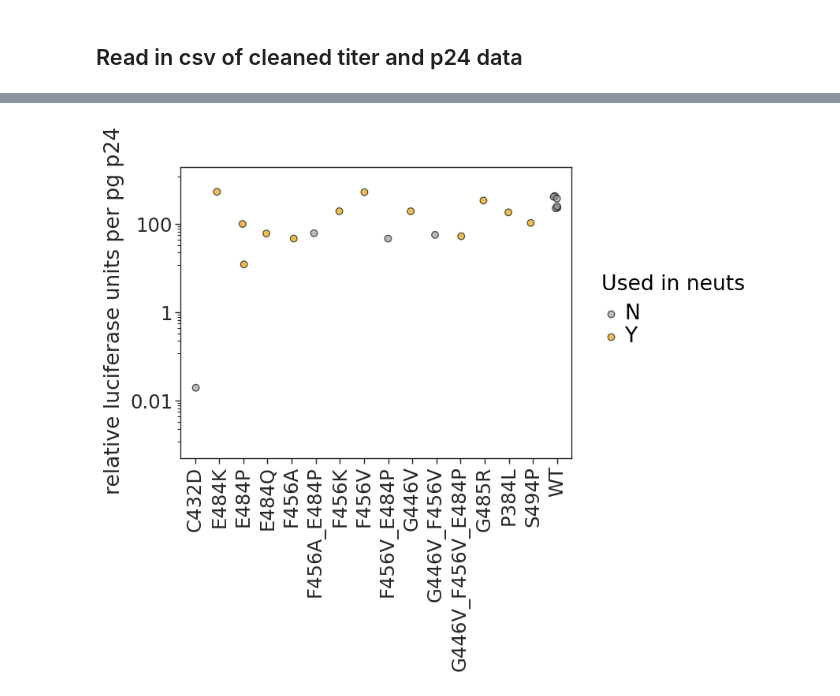
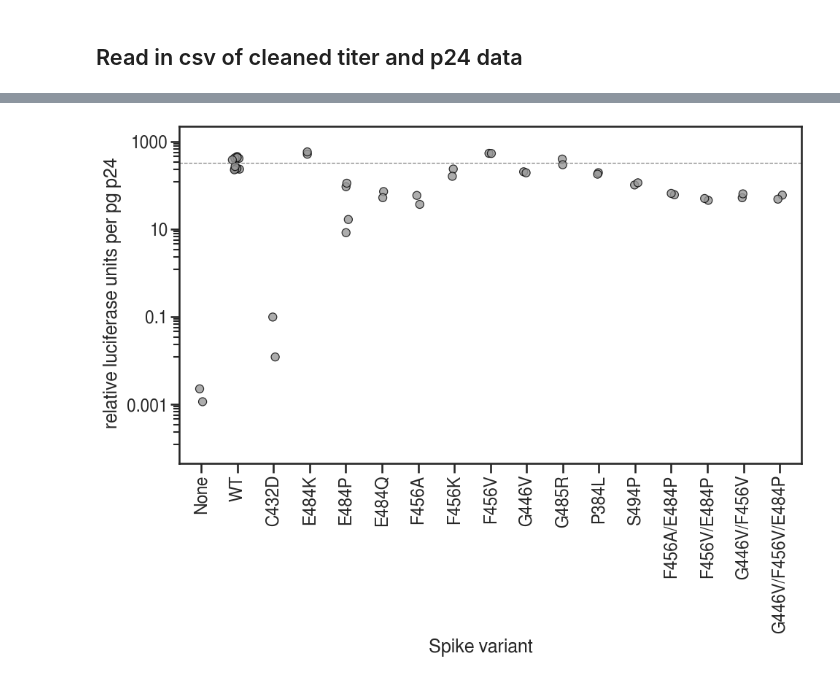
Before and after one commit to jbloomlab/SARS-CoV-2-RBD_MAP_HAARVI_sera, a Jupyter notebook: experimental_validations/mutant_titers.ipynb, the cells around one changed output, grey strips where cells are left out. Saved outputs shown, nothing was run; the diff lists cells and outputs as text; code cells hidden in the pictures.

Commit message:
plotting of p24 normalized titers

```diff
--- a/experimental_validations/mutant_titers.ipynb
+++ b/experimental_validations/mutant_titers.ipynb
@@ -22,3 +30,4 @@ from IPython.display import display, SVG
 # %%
 CBP = ('#999999', '#E69F00', '#56B4E9', '#009E73', '#F0E442', '#0072B2', '#D55E00', '#CC79A7')
-theme_set(theme_seaborn(style='white', context='paper', font_scale=2))
+plt.style.use('seaborn-white')
+theme_set(theme_seaborn(style='white', context='talk', font='FreeSans', font_scale=1))
@@ -49,2 +61,5 @@ display(df)
-# %%
-df.drop(23, axis=0, inplace=True)
+# %%
+# add columns for Avg and median RLUs normalized by p24
+df['Avg RLU/pg p24'] = df['Avg RLU/mL'] / df['p24 pg/mL']
+df['Med RLU/pg p24'] = df['Median RLU/mL'] / df['p24 pg/mL']
+display(df.head())
@@ -51,15 +74,29 @@ df.drop(23, axis=0, inplace=True)
+# %%
+# change 'NoVEP' to 'None'
+df['Sample'] = df['Sample'].replace('NoVEP', 'None')
+
+
+# order muts in a logical way
+mut_list = ['None', 'WT', 'C432D', 'E484K', 'E484P', 'E484Q', 'F456A', 'F456K',
+            'F456V', 'G446V', 'G485R', 'P384L', 'S494P', 'F456A/E484P', 'F456V/E484P', 'G446V/F456V',
+            'G446V/F456V/E484P']
+mut_cat = pd.Categorical(df['Sample'], categories=mut_list)
+df = df.assign(mut_order = mut_cat)
 # %%
-rlu_p24_all = (ggplot(df, aes(x='Sample', y='RLU/pg p24', fill='Used in neuts')) +
-            geom_point(size=3, alpha=0.67, position=position_jitterdodge(jitter_width=0.2, jitter_height=0, dodge_width=0.2, random_state=51)) +
+avgrlu_p24_all = (ggplot(df, aes(x='mut_order', y='Avg RLU/pg p24', fill='Used in neuts')) +
+                  geom_point(size=4, alpha=0.8, position=position_jitterdodge(jitter_width=0.2, jitter_height=0, dodge_width=0.2, random_state=123)) +
 #             geom_crossbar(data=luc_titers.groupby('Spike', as_index=False).aggregate(Titer=pd.NamedAgg('Avg RLU per mL', 'mean')),
 #                           mapping=aes(x='Spike', y='Titer', ymin='Titer', ymax='Titer'), color='black') +
-            scale_fill_manual(values=CBP) +
-            theme(axis_text_x=element_text(angle=90, vjust=1, hjust=0.5)) +
-            scale_y_continuous(trans='log10', limits=[0.001, 1e3]) +
-            ylab('relative luciferase units per pg p24') +
-            xlab('')
+                  scale_fill_manual(values=[CBP[0], CBP[0]], guide=False) +
+                  theme(axis_text_x=element_text(angle=90, vjust=1, hjust=0.5),
+                        figure_size=(11,6)) +
+                  geom_hline(yintercept=np.mean(df[df['mut_order']=='WT']['Avg RLU/pg p24']),
+                        linetype='dashed', color='grey') +
+                  scale_y_continuous(trans='log10', limits=[0.0001, 1e3]) +
+                  ylab('relative luciferase units per pg p24') +
+                  xlab('Spike variant')
             )
 
-_ = rlu_p24_all.draw()
+_ = avgrlu_p24_all.draw()
 # %% [output]
-[figure, old version]
+[figure, new version]
```
Also changed, not shown: parts of 8 cells of this notebook, 4 other files.
